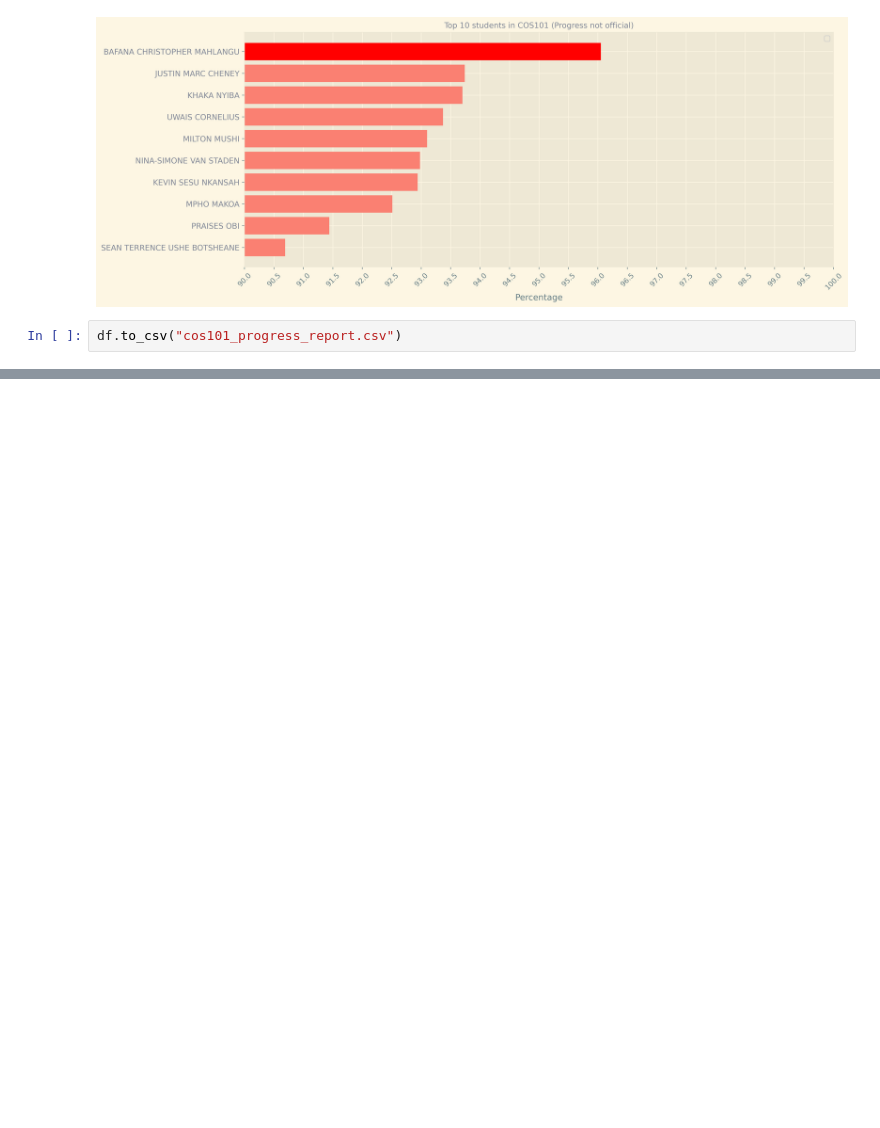
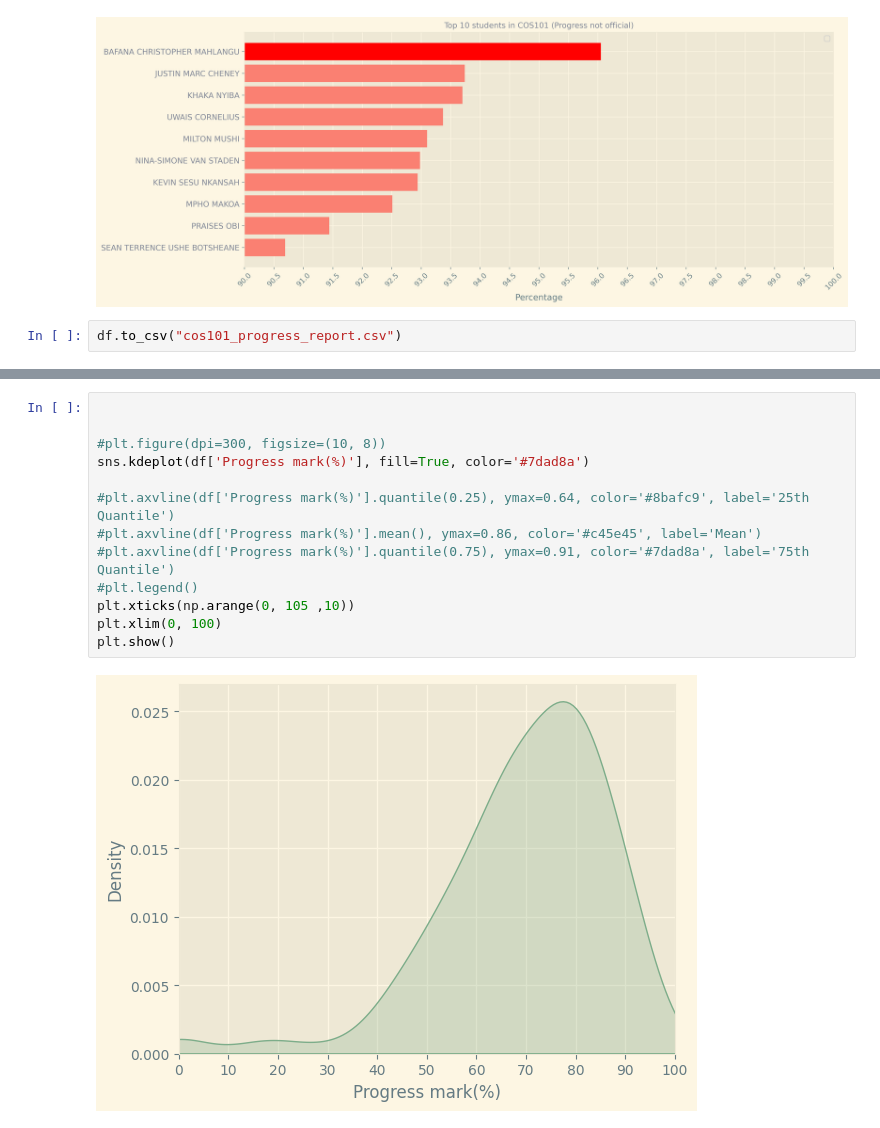
Before and after one commit to kevinnkansah/LearnDataScience, a Jupyter notebook: Python/Testing/cos101/COS.ipynb, the cells around one changed output, grey strips where cells are left out. Cells and saved outputs as stored; diff of their text form; blank space fills up the shorter version.

Commit message:
Made a KDE plot

```diff
--- a/Python/Testing/cos101/COS.ipynb
+++ b/Python/Testing/cos101/COS.ipynb
@@ -358,0 +372,15 @@ df.to_csv("cos101_progress_report.csv")
+# %%
+
+
+#plt.figure(dpi=300, figsize=(10, 8))
+sns.kdeplot(df['Progress mark(%)'], fill=True, color='#7dad8a')
+
+#plt.axvline(df['Progress mark(%)'].quantile(0.25), ymax=0.64, color='#8bafc9', label='25th Quantile')
+#plt.axvline(df['Progress mark(%)'].mean(), ymax=0.86, color='#c45e45', label='Mean')
+#plt.axvline(df['Progress mark(%)'].quantile(0.75), ymax=0.91, color='#7dad8a', label='75th Quantile')
+#plt.legend()
+plt.xticks(np.arange(0, 105 ,10))
+plt.xlim(0, 100)
+plt.show()
+# %% [output]
+[figure, added]
```
Also changed, not shown: parts of 2 cells of this notebook, 1 other file.
